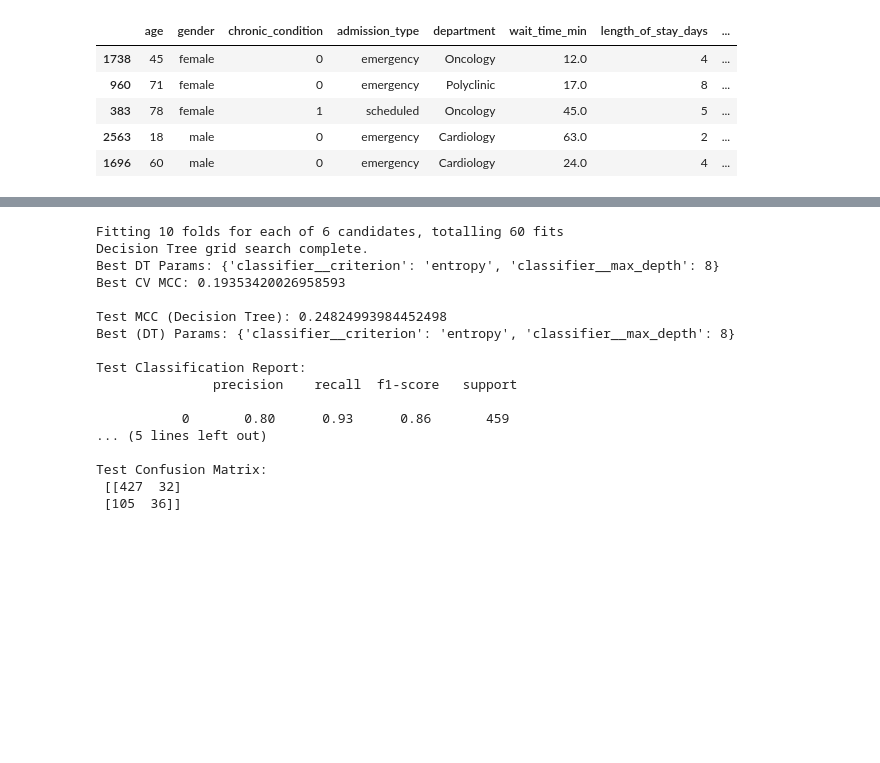
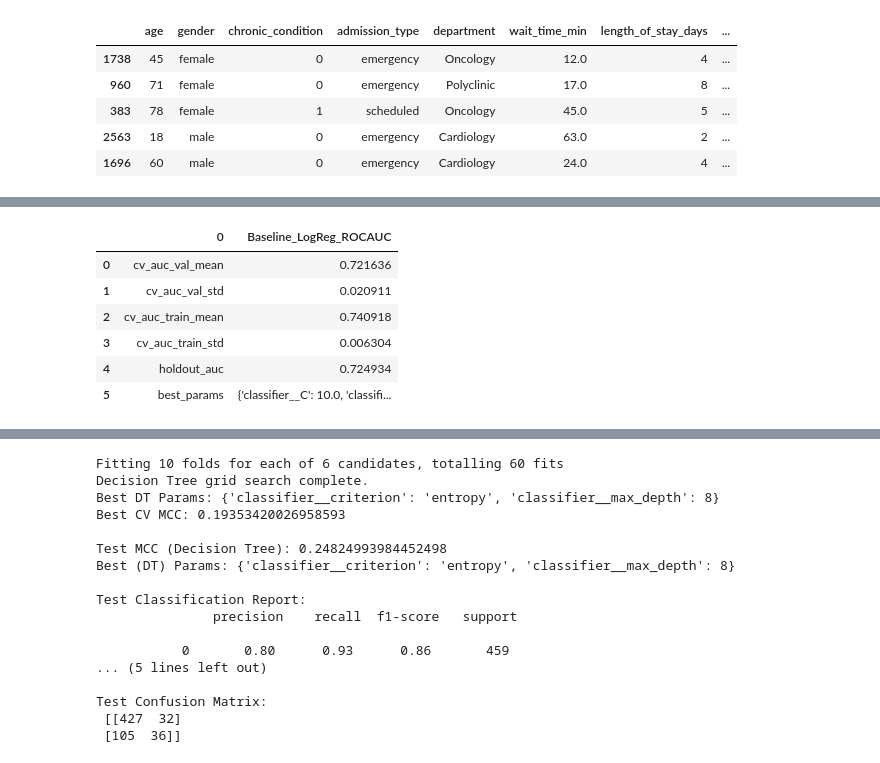
Before and after one commit to pauljune5052-CET/ADALL_github, a Jupyter notebook: Healthcare_7075157p_ADALL_Project__Classification.ipynb, the cells around one changed output, grey strips where cells are left out. Cells and saved outputs as stored; diff of their text form; code cells hidden in the pictures; blank space fills up the shorter version.

```diff
--- a/Healthcare_7075157p_ADALL_Project__Classification.ipynb
+++ b/Healthcare_7075157p_ADALL_Project__Classification.ipynb
@@ -854,0 +867,11 @@ X_train.head()
+# %%
+results = pd.DataFrame(
+    [
+        "cv_auc_val_mean",
+        "cv_auc_val_std",
+        "cv_auc_train_mean",
+        "cv_auc_train_std",
+        "holdout_auc",
+        "best_params",
+    ]
+)
@@ -854,0 +888,87 @@ X_train.head()
+# %%
+from sklearn.metrics import roc_auc_score
+
+pipe = Pipeline([
+    ("preprocessor", preprocessor),
+    ("classifier", LogisticRegression(
+        max_iter=2000,
+        solver="saga",
+        random_state=42
+    )),
+])
+# -----------------------------------------
+# 2) CV + small grid (MAE)
+# -----------------------------------------
+cv = ShuffleSplit(n_splits=10, test_size=0.2, random_state=42)
+
+param_grid = {
+    "classifier__C": [0.01, 0.1, 1.0, 10.0],
+    "classifier__l1_ratio": [0.0, 1.0],  # 0.0 = L2, 1.0 = L1
+}
+grid_search = GridSearchCV(
+    estimator=pipe,
+    param_grid=param_grid,
+    cv=cv,
+    scoring="roc_auc",   # strong healthcare baseline metric
+    n_jobs=-1,
+    refit=True,
+    error_score="raise"
+)
+
+grid_search.fit(X_train, y_train)
+best_model = grid_search.best_estimator_
+
+
+# -----------------------------------------
+# 3) CV diagnostics on TRAIN only
+#    cross_validate gives train_score and test_score
+# -----------------------------------------
+cv_out = cross_validate(
+    best_model,
+    X_train, y_train,
+    cv=cv,
+    scoring="roc_auc",
+    return_train_score=True,
+    n_jobs=-1,
+    error_score="raise"
+)
+
+cv_auc_val_mean = float(cv_out["test_score"].mean())
+cv_auc_val_std  = float(cv_out["test_score"].std())
+
+cv_auc_train_mean = float(cv_out["train_score"].mean())
+cv_auc_train_std  = float(cv_out["train_score"].std())
+
+# -----------------------------------------
+# 4) True holdout MAE (fit once, evaluate once)
+# -----------------------------------------
+best_model.fit(X_train, y_train)
+y_proba = best_model.predict_proba(X_test)[:, 1]
+
+holdout_auc = roc_auc_score(y_test, y_proba)
+# -----------------------------------------
+# 5) Save into lab book
+# -----------------------------------------
+cycle_name = "Baseline_LogReg_ROCAUC"
+
+results[cycle_name] = [
+    cv_auc_val_mean,
+    cv_auc_val_std,
+    cv_auc_train_mean,
+    cv_auc_train_std,
+    holdout_auc,
+    grid_search.best_params_,
+]
+
+
+#print(cat_cols)
+#print(num_cols)
+display(results)
+# %% [output]
+|  | 0 | Baseline_LogReg_ROCAUC |
+| 0 | cv_auc_val_mean | 0.721636 |
+| 1 | cv_auc_val_std | 0.020911 |
+| 2 | cv_auc_train_mean | 0.740918 |
+| 3 | cv_auc_train_std | 0.006304 |
+| 4 | holdout_auc | 0.724934 |
+| 5 | best_params | {'classifier__C': 10.0, 'classifi... |
```
Also changed, not shown: parts of 10 cells of this notebook.
